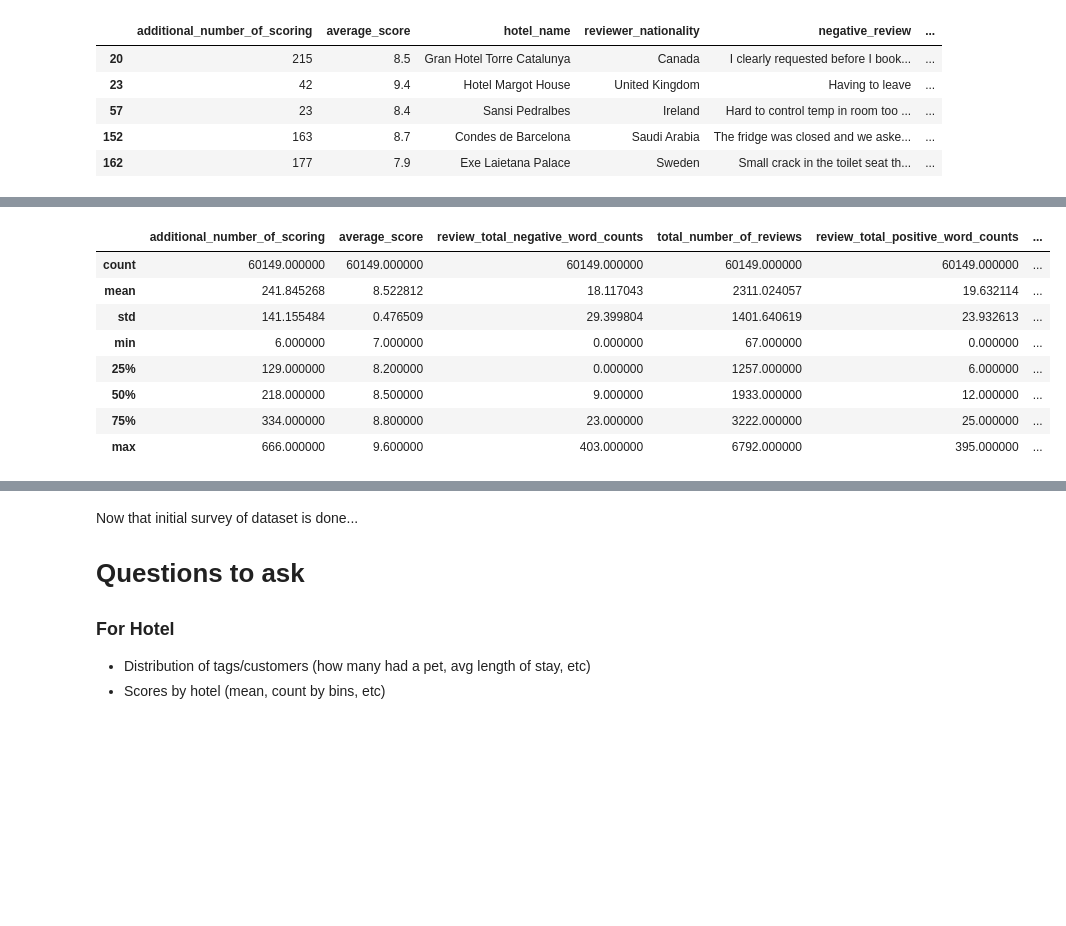
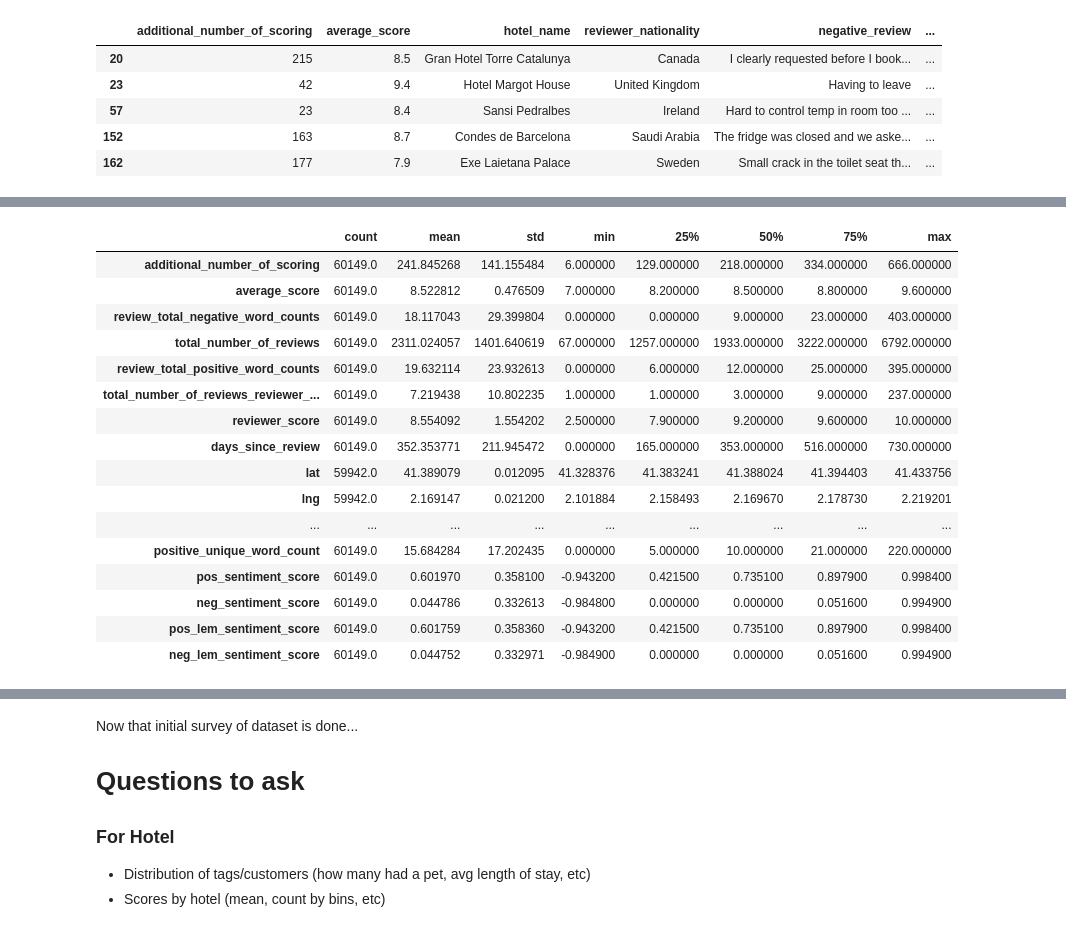
Before and after one commit to InPersonAnalysis/customer_review_capston, a Jupyter notebook: barza_milan.ipynb, the cells around one changed output, grey strips where cells are left out. Drawn from its saved outputs; the diff is of its cells as text; code cells hidden in the pictures; blank space fills up the shorter version.

```diff
--- a/barza_milan.ipynb
+++ b/barza_milan.ipynb
@@ -2,7 +2,7 @@
 from imports import *
 import wrangle as wr
 df = pd.read_csv('Hotel_Reviews.csv')
-df = wr.wrangle_hotel(df)
+df = wr.wrangle_hotel(use_cache=True)
 
 
 
@@ -69,12 +99,20 @@ barza_df.head()
 # %%
-barza_df.describe()
+barza_df.describe().T
 # %% [output]
-|  | additional_number_of_scoring | average_score | review_total_negative_word_counts | total_number_of_reviews | review_total_positive_word_counts | ... |
-| count | 60149.000000 | 60149.000000 | 60149.000000 | 60149.000000 | 60149.000000 | ... |
-| mean | 241.845268 | 8.522812 | 18.117043 | 2311.024057 | 19.632114 | ... |
-| std | 141.155484 | 0.476509 | 29.399804 | 1401.640619 | 23.932613 | ... |
-| min | 6.000000 | 7.000000 | 0.000000 | 67.000000 | 0.000000 | ... |
-| 25% | 129.000000 | 8.200000 | 0.000000 | 1257.000000 | 6.000000 | ... |
-| 50% | 218.000000 | 8.500000 | 9.000000 | 1933.000000 | 12.000000 | ... |
-| 75% | 334.000000 | 8.800000 | 23.000000 | 3222.000000 | 25.000000 | ... |
-| max | 666.000000 | 9.600000 | 403.000000 | 6792.000000 | 395.000000 | ... |
+|  | count | mean | std | min | 25% | 50% | 75% | max |
+| additional_number_of_scoring | 60149.0 | 241.845268 | 141.155484 | 6.000000 | 129.000000 | 218.000000 | 334.000000 | 666.000000 |
+| average_score | 60149.0 | 8.522812 | 0.476509 | 7.000000 | 8.200000 | 8.500000 | 8.800000 | 9.600000 |
+| review_total_negative_word_counts | 60149.0 | 18.117043 | 29.399804 | 0.000000 | 0.000000 | 9.000000 | 23.000000 | 403.000000 |
+| total_number_of_reviews | 60149.0 | 2311.024057 | 1401.640619 | 67.000000 | 1257.000000 | 1933.000000 | 3222.000000 | 6792.000000 |
+| review_total_positive_word_counts | 60149.0 | 19.632114 | 23.932613 | 0.000000 | 6.000000 | 12.000000 | 25.000000 | 395.000000 |
+| total_number_of_reviews_reviewer_... | 60149.0 | 7.219438 | 10.802235 | 1.000000 | 1.000000 | 3.000000 | 9.000000 | 237.000000 |
+| reviewer_score | 60149.0 | 8.554092 | 1.554202 | 2.500000 | 7.900000 | 9.200000 | 9.600000 | 10.000000 |
+| days_since_review | 60149.0 | 352.353771 | 211.945472 | 0.000000 | 165.000000 | 353.000000 | 516.000000 | 730.000000 |
+| lat | 59942.0 | 41.389079 | 0.012095 | 41.328376 | 41.383241 | 41.388024 | 41.394403 | 41.433756 |
+| lng | 59942.0 | 2.169147 | 0.021200 | 2.101884 | 2.158493 | 2.169670 | 2.178730 | 2.219201 |
+| ... | ... | ... | ... | ... | ... | ... | ... | ... |
+| positive_unique_word_count | 60149.0 | 15.684284 | 17.202435 | 0.000000 | 5.000000 | 10.000000 | 21.000000 | 220.000000 |
+| pos_sentiment_score | 60149.0 | 0.601970 | 0.358100 | -0.943200 | 0.421500 | 0.735100 | 0.897900 | 0.998400 |
+| neg_sentiment_score | 60149.0 | 0.044786 | 0.332613 | -0.984800 | 0.000000 | 0.000000 | 0.051600 | 0.994900 |
+| pos_lem_sentiment_score | 60149.0 | 0.601759 | 0.358360 | -0.943200 | 0.421500 | 0.735100 | 0.897900 | 0.998400 |
+| neg_lem_sentiment_score | 60149.0 | 0.044752 | 0.332971 | -0.984900 | 0.000000 | 0.000000 | 0.051600 | 0.994900 |
```
Also changed, not shown: parts of 12 cells of this notebook.
